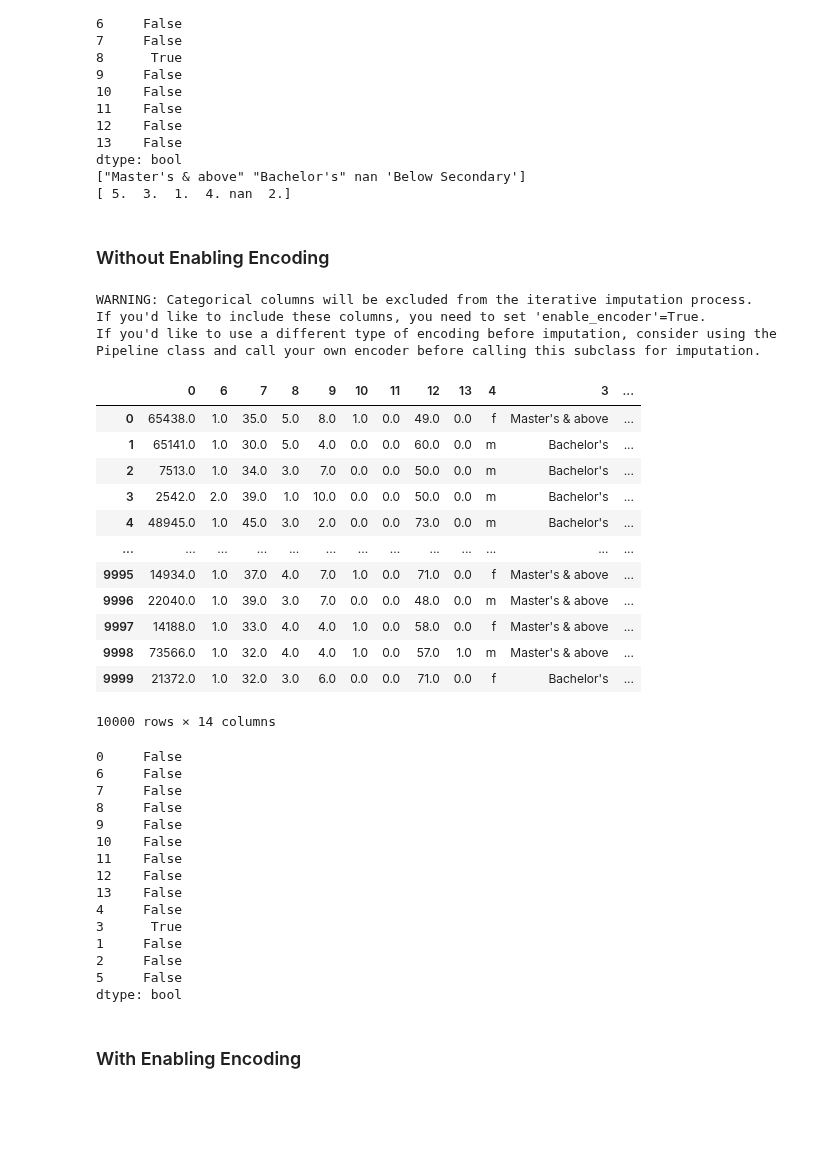
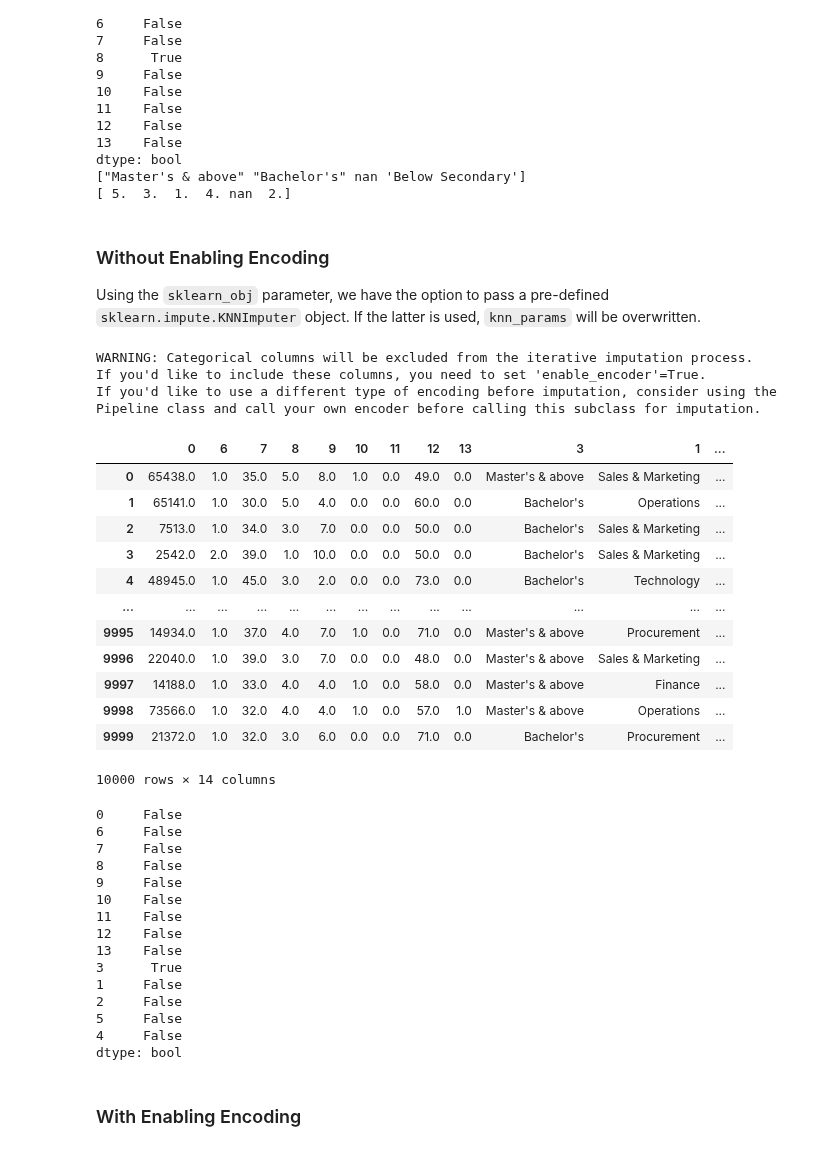
Before and after one commit to microsoft/responsible-ai-toolbox-mitigations, a Jupyter notebook: notebooks/dataprocessing/module_tests/knn_imputation.ipynb, the cells around one changed output. Saved outputs shown, nothing was run; the diff lists cells and outputs as text; code cells hidden in the pictures; blank space fills up the shorter version.

Commit message:
added sklearn_obj param & other changes per PR.

```diff
--- a/notebooks/dataprocessing/module_tests/knn_imputation.ipynb
+++ b/notebooks/dataprocessing/module_tests/knn_imputation.ipynb
@@ -255,40 +255,38 @@ print(dataset.iloc[:, 8].unique())
 dtype: bool
 ["Master's & above" "Bachelor's" nan 'Below Secondary']
 [ 5.  3.  1.  4. nan  2.]
-# %% [markdown]
-### Without Enabling Encoding
+# %% [markdown]
+### Without Enabling Encoding
+
+Using the `sklearn_obj` parameter, we have the option to pass a pre-defined `sklearn.impute.KNNImputer` object. If the latter is used, `knn_params` will be overwritten.
 # %%
+from sklearn.impute import KNNImputer
+
 imputer = KNNDataImputer(
     df=dataset,
     col_impute=[8],
     enable_encoder=False,
-    knn_params={
-        "missing_values": np.nan,
-        "n_neighbors": 4,
-        "weights": "uniform",
-        "metric": "nan_euclidean",
-        "copy": True,
-    }
+    sklearn_obj = KNNImputer(n_neighbors=5)
 )
 imputer.fit()
 new_df = imputer.transform(dataset)
 new_df
 # %% [output]
 WARNING: Categorical columns will be excluded from the iterative imputation process.
 If you'd like to include these columns, you need to set 'enable_encoder'=True.
 If you'd like to use a different type of encoding before imputation, consider using the Pipeline class and call your own encoder before calling this subclass for imputation.
-|  | 0 | 6 | 7 | 8 | 9 | 10 | 11 | 12 | 13 | 4 | 3 | ... |
-| 0 | 65438.0 | 1.0 | 35.0 | 5.0 | 8.0 | 1.0 | 0.0 | 49.0 | 0.0 | f | Master's & above | ... |
-| 1 | 65141.0 | 1.0 | 30.0 | 5.0 | 4.0 | 0.0 | 0.0 | 60.0 | 0.0 | m | Bachelor's | ... |
-| 2 | 7513.0 | 1.0 | 34.0 | 3.0 | 7.0 | 0.0 | 0.0 | 50.0 | 0.0 | m | Bachelor's | ... |
-| 3 | 2542.0 | 2.0 | 39.0 | 1.0 | 10.0 | 0.0 | 0.0 | 50.0 | 0.0 | m | Bachelor's | ... |
-| 4 | 48945.0 | 1.0 | 45.0 | 3.0 | 2.0 | 0.0 | 0.0 | 73.0 | 0.0 | m | Bachelor's | ... |
+|  | 0 | 6 | 7 | 8 | 9 | 10 | 11 | 12 | 13 | 3 | 1 | ... |
+| 0 | 65438.0 | 1.0 | 35.0 | 5.0 | 8.0 | 1.0 | 0.0 | 49.0 | 0.0 | Master's & above | Sales & Marketing | ... |
+| 1 | 65141.0 | 1.0 | 30.0 | 5.0 | 4.0 | 0.0 | 0.0 | 60.0 | 0.0 | Bachelor's | Operations | ... |
+| 2 | 7513.0 | 1.0 | 34.0 | 3.0 | 7.0 | 0.0 | 0.0 | 50.0 | 0.0 | Bachelor's | Sales & Marketing | ... |
+| 3 | 2542.0 | 2.0 | 39.0 | 1.0 | 10.0 | 0.0 | 0.0 | 50.0 | 0.0 | Bachelor's | Sales & Marketing | ... |
+| 4 | 48945.0 | 1.0 | 45.0 | 3.0 | 2.0 | 0.0 | 0.0 | 73.0 | 0.0 | Bachelor's | Technology | ... |
 | ... | ... | ... | ... | ... | ... | ... | ... | ... | ... | ... | ... | ... |
-| 9995 | 14934.0 | 1.0 | 37.0 | 4.0 | 7.0 | 1.0 | 0.0 | 71.0 | 0.0 | f | Master's & above | ... |
-| 9996 | 22040.0 | 1.0 | 39.0 | 3.0 | 7.0 | 0.0 | 0.0 | 48.0 | 0.0 | m | Master's & above | ... |
-| 9997 | 14188.0 | 1.0 | 33.0 | 4.0 | 4.0 | 1.0 | 0.0 | 58.0 | 0.0 | f | Master's & above | ... |
-| 9998 | 73566.0 | 1.0 | 32.0 | 4.0 | 4.0 | 1.0 | 0.0 | 57.0 | 1.0 | m | Master's & above | ... |
-| 9999 | 21372.0 | 1.0 | 32.0 | 3.0 | 6.0 | 0.0 | 0.0 | 71.0 | 0.0 | f | Bachelor's | ... |
+| 9995 | 14934.0 | 1.0 | 37.0 | 4.0 | 7.0 | 1.0 | 0.0 | 71.0 | 0.0 | Master's & above | Procurement | ... |
+| 9996 | 22040.0 | 1.0 | 39.0 | 3.0 | 7.0 | 0.0 | 0.0 | 48.0 | 0.0 | Master's & above | Sales & Marketing | ... |
+| 9997 | 14188.0 | 1.0 | 33.0 | 4.0 | 4.0 | 1.0 | 0.0 | 58.0 | 0.0 | Master's & above | Finance | ... |
+| 9998 | 73566.0 | 1.0 | 32.0 | 4.0 | 4.0 | 1.0 | 0.0 | 57.0 | 1.0 | Master's & above | Operations | ... |
+| 9999 | 21372.0 | 1.0 | 32.0 | 3.0 | 6.0 | 0.0 | 0.0 | 71.0 | 0.0 | Bachelor's | Procurement | ... |
 10000 rows × 14 columns
 # %%
 print(new_df.isna().any())
@@ -302,11 +300,11 @@ print(new_df.isna().any())
 11    False
 12    False
 13    False
-4     False
 3      True
 1     False
 2     False
 5     False
+4     False
 dtype: bool
 # %% [markdown]
 ### With Enabling Encoding
```
Also changed, not shown: parts of 1 cell of this notebook, 6 other files.
